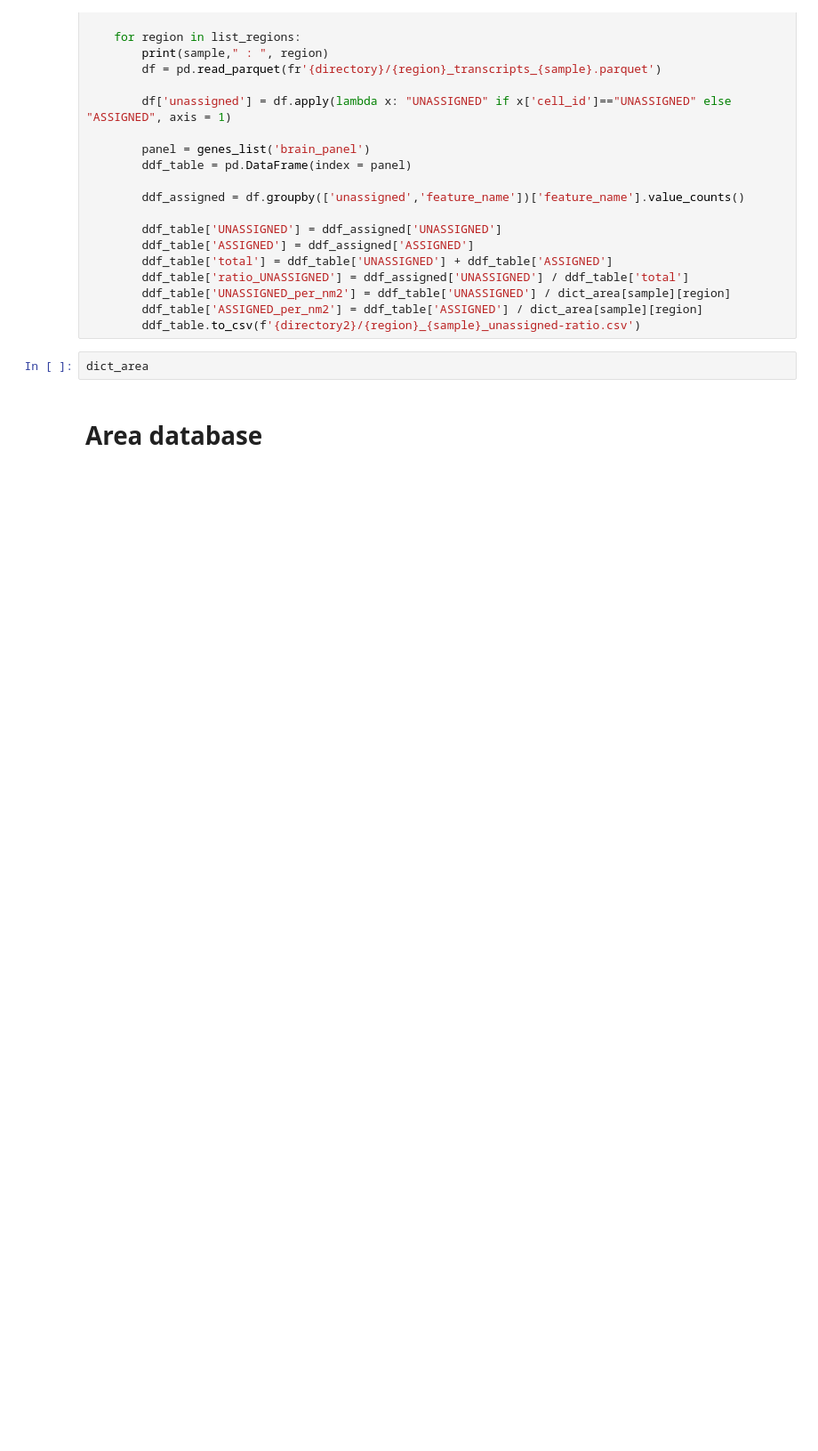
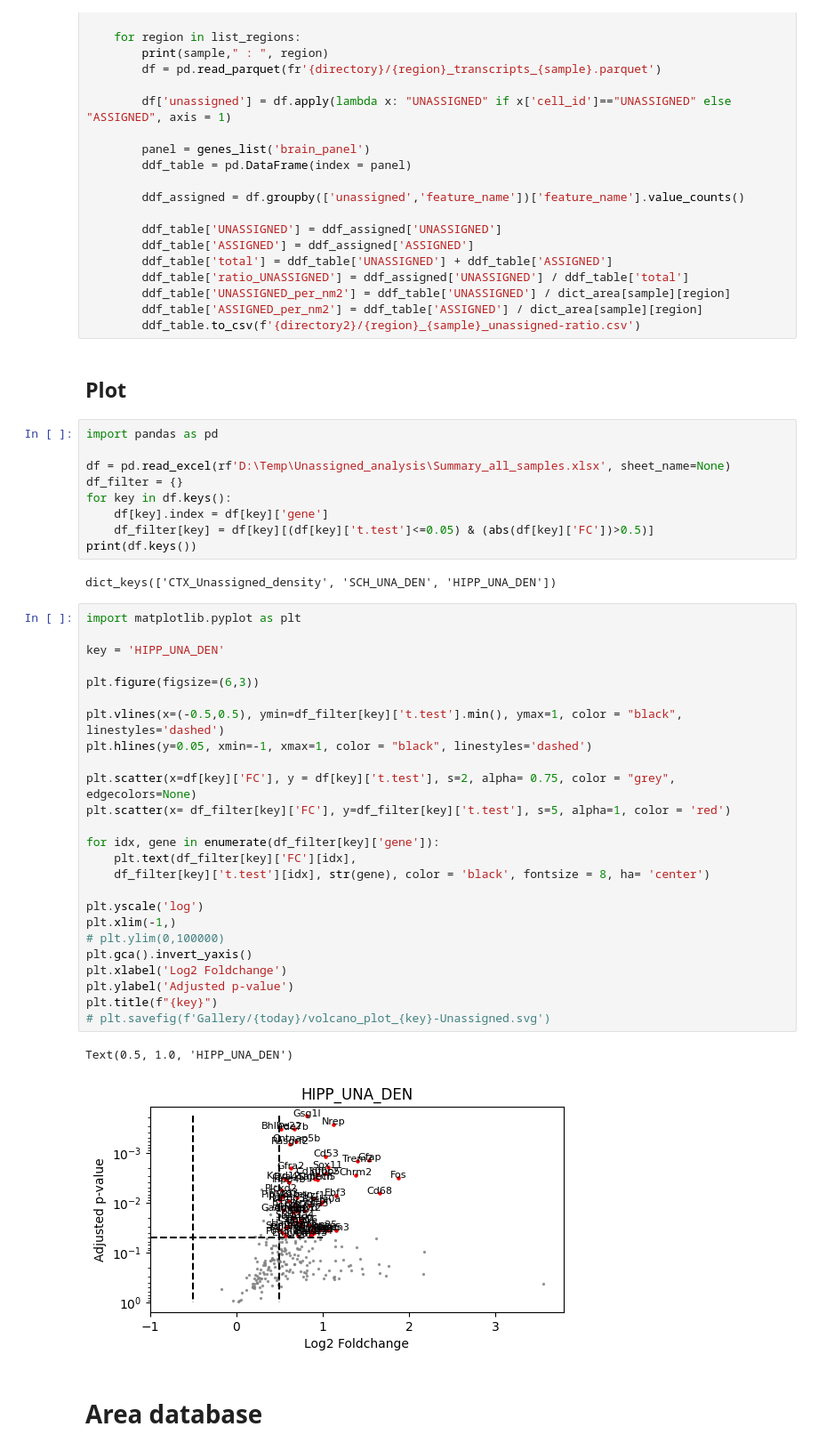
Before and after one commit to Carboneinerte/Pynda_ssc, a Jupyter notebook: v10D_Xenium_Downstream_Analysis_WIP.ipynb, the cells around one changed output. Shown at 89% size. Drawn from its saved outputs; the diff is of its cells as text; blank space fills up the shorter version.

```diff
--- a/v10D_Xenium_Downstream_Analysis_WIP.ipynb
+++ b/v10D_Xenium_Downstream_Analysis_WIP.ipynb
@@ -3032,8 +3216,47 @@ for sample in samples:
         ddf_table['UNASSIGNED_per_nm2'] = ddf_table['UNASSIGNED'] / dict_area[sample][region]
         ddf_table['ASSIGNED_per_nm2'] = ddf_table['ASSIGNED'] / dict_area[sample][region]
         ddf_table.to_csv(f'{directory2}/{region}_{sample}_unassigned-ratio.csv')
-# %%
-dict_area
+# %% [markdown]
+## Plot
+# %%
+import pandas as pd
+
+df = pd.read_excel(rf'D:\Temp\Unassigned_analysis\Summary_all_samples.xlsx', sheet_name=None)
+df_filter = {}
+for key in df.keys():
+    df[key].index = df[key]['gene']
+    df_filter[key] = df[key][(df[key]['t.test']<=0.05) & (abs(df[key]['FC'])>0.5)]
+print(df.keys())
+# %% [output]
+dict_keys(['CTX_Unassigned_density', 'SCH_UNA_DEN', 'HIPP_UNA_DEN'])
+# %%
+import matplotlib.pyplot as plt
+
+key = 'HIPP_UNA_DEN'
+
+plt.figure(figsize=(6,3))
+
+plt.vlines(x=(-0.5,0.5), ymin=df_filter[key]['t.test'].min(), ymax=1, color = "black", linestyles='dashed')
+plt.hlines(y=0.05, xmin=-1, xmax=1, color = "black", linestyles='dashed')
+
+plt.scatter(x=df[key]['FC'], y = df[key]['t.test'], s=2, alpha= 0.75, color = "grey", edgecolors=None)
+plt.scatter(x= df_filter[key]['FC'], y=df_filter[key]['t.test'], s=5, alpha=1, color = 'red')
+
+for idx, gene in enumerate(df_filter[key]['gene']):
+    plt.text(df_filter[key]['FC'][idx],
+    df_filter[key]['t.test'][idx], str(gene), color = 'black', fontsize = 8, ha= 'center')
+
+plt.yscale('log')
+plt.xlim(-1,)
+# plt.ylim(0,100000)
+plt.gca().invert_yaxis()
+plt.xlabel('Log2 Foldchange')
+plt.ylabel('Adjusted p-value')
+plt.title(f"{key}")
+# plt.savefig(f'Gallery/{today}/volcano_plot_{key}-Unassigned.svg')
+# %% [output]
+Text(0.5, 1.0, 'HIPP_UNA_DEN')
+[figure, added]
 # %% [markdown]
 # Area database
 # %%
```
Also changed, not shown: parts of 17 cells of this notebook.
